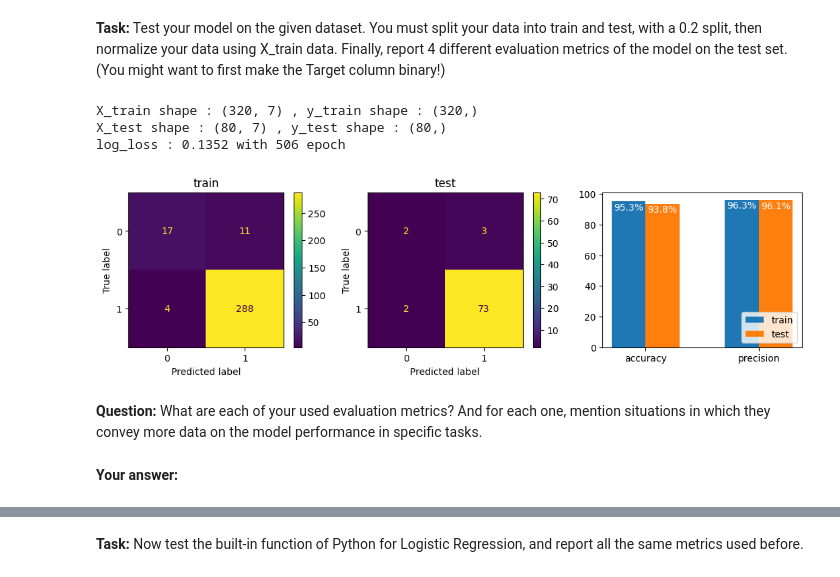
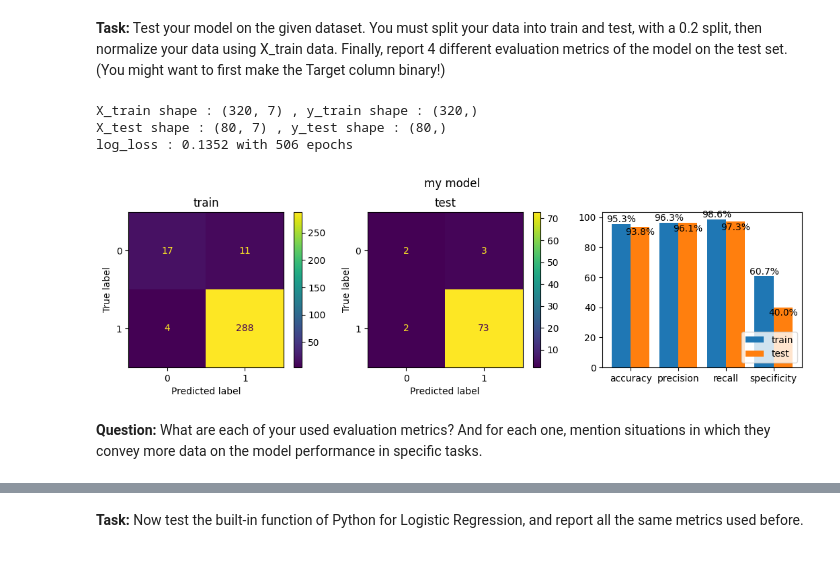
Before and after one commit to AliKouchekzade/IML_CHW2, a Jupyter notebook: Q2.ipynb, the cells around one changed output, grey strips where cells are left out. Drawn from its saved outputs; the diff is of its cells as text; code cells hidden in the pictures.

```diff
--- a/Q2.ipynb
+++ b/Q2.ipynb
@@ -30,11 +30,10 @@ class MyLogisticRegression:
     # You also need to make your code runnable on gpu!
 
     def __init__(self) :
-        self.__coef = np.array([])
-        self.__intercept = 0
+        pass
 
     def fit(self,X,y,max_epoch,learning_rate) :
-        self.__n = X.shape[1]
+        self.__n , self.__intercept = X.shape[1] , 0
         self.__coef = np.zeros((self.__n,1),dtype=np.float64)
         y_pred , prev_log_loss = self.predict(X) , np.Inf
         for _ in range(max_epoch):
@@ -44,7 +43,7 @@ class MyLogisticRegression:
             if np.abs(prev_log_loss - log_loss) < 1e-6 : break
             prev_log_loss = log_loss
         if _ == max_epoch - 1 : print(f'max epoch reached')
-        print (f'log_loss : {log_loss:.4f} with {_} epoch \n')
+        print (f'log_loss : {log_loss:.4f} with {_} epochs \n')
 
     def predict(self,X):
         if X.shape[1] != self.__n : print('wrong input feature dimensiona'); return 0
@@ -57,49 +56,59 @@ class MyLogisticRegression:
     def gradinet_descent(self,X,y,y_pred):
         return np.array([np.dot(y_pred - y,x_i) / X.shape[0] for x_i in X.T]).reshape(-1,1) , np.mean(y_pred - y)
 
-
-def metrics(reg,X_train, X_test, y_train, y_test) :
-    y_pred_train , y_pred_test= np.array(reg.predict(X_train) > 0.5,dtype=np.int32) , np.array(reg.predict(X_test) > 0.5,dtype=np.int32)
-    cf_matrix_train , cf_matrix_test= confusion_matrix(y_train,y_pred_train) ,  confusion_matrix(y_test,y_pred_test)
-    accuracy_train , accuracy_test = np.trace(cf_matrix_train) / y_train.shape[0] * 100 , np.trace(cf_matrix_test) / y_test.shape[0] * 100
+def metricts(cf_matrix_train , cf_matrix_test) :
+    accuracy_train = np.trace(cf_matrix_train) / np.sum(cf_matrix_train) * 100
+    accuracy_test = np.trace(cf_matrix_test) / np.sum(cf_matrix_test) * 100
     precision_train = cf_matrix_train[1,1] / (cf_matrix_train[1,1] + cf_matrix_train[0,1]) * 100
     precision_test = cf_matrix_test[1,1] / (cf_matrix_test[1,1] + cf_matrix_test[0,1]) * 100
+    recall_train = cf_matrix_train[1,1] / (cf_matrix_train[1,1] + cf_matrix_train[1,0]) * 100
+    recall_test = cf_matrix_test[1,1] / (cf_matrix_test[1,1] + cf_matrix_test[1,0]) * 100
+    specificity_train = cf_matrix_train[0,0] / (cf_matrix_train[0,0] + cf_matrix_train[0,1]) * 100
+    specificity_test = cf_matrix_test[0,0] / (cf_matrix_test[0,0] + cf_matrix_test[0,1]) * 100
+    return accuracy_train, accuracy_test, precision_train, precision_test, recall_train, recall_test, specificity_train, specificity_test
+
+def plot_metrics(reg,X_train, X_test, y_train, y_test,title) :
+    y_pred_train , y_pred_test= np.array(reg.predict(X_train) >= 0.5,dtype=np.int32) , np.array(reg.predict(X_test) > 0.5,dtype=np.int32)
+    cf_matrix_train , cf_matrix_test= confusion_matrix(y_train,y_pred_train) ,  confusion_matrix(y_test,y_pred_test)
+    acc_train,acc_test,prec_train,prec_test,recall_train,recall_test,spec_train,spec_test = metricts(cf_matrix_train , cf_matrix_test)
     fig , axes = plt.subplots(1,3,figsize = (13,3))
+    plt.suptitle(title,y=1.05)
     axes[0].set_title("train") , axes[1].set_title("test")
     ConfusionMatrixDisplay(cf_matrix_train).plot(ax=axes[0])
     ConfusionMatrixDisplay(cf_matrix_test).plot(ax=axes[1])
-    bar1 = plt.bar([-0.15 , 0.85],[accuracy_train,precision_train],label="train",width=0.3)
-    bar2 = plt.bar([0.15 , 1.15],[accuracy_test,precision_test],label="test",width=0.3)
-    plt.xticks([0,1],['accuracy','precision'])
+    bar1 = plt.bar(np.arange(4) - 0.2,[acc_train,prec_train,recall_train,spec_train],label="train",width=0.4)
+    bar2 = plt.bar(np.arange(4) + 0.2,[acc_test,prec_test,recall_test,spec_test],label="test",width=0.4)
+    plt.xticks(np.arange(4),['accuracy','precision','recall','specificity'])
     plt.yticks(np.arange(0,101,20))
     plt.legend(loc = 'lower right')
-    for bar in [bar1, bar2]:
+    for indx,bar in enumerate([bar1, bar2]):
         for rect in bar:
             height = rect.get_height()
-            plt.text(rect.get_x() + rect.get_width()/2, height - 7,f'{height:.1f}%',ha='center', va='bottom' , color = 'white')
+            if indx :
+                plt.text(rect.get_x() + rect.get_width()/2, height - 7,f'{height:.1f}%',ha='center', va='bottom')
+            else :
+                plt.text(rect.get_x() + rect.get_width()/2, height,f'{height:.1f}%',ha='center', va='bottom')
     plt.show()
 # %% [markdown]
 **Task:** Test your model on the given dataset. You must split your data into train and test, with a 0.2 split, then normalize your data using X_train data. Finally, report 4 different evaluation metrics of the model on the test set. (You might want to first make the Target column binary!)
 # %%
 # Your code goes here!
 data = pd.read_csv('./Q2/Logistic_question.csv').to_numpy()
 input , output = data[:,:7] , data[:,7]
 y = np.array(output >= 0.5,dtype=np.int32)
 scale  = MinMaxScaler()
 X = scale.fit_transform(input)
 X_train, X_test, y_train, y_test = train_test_split(X, y, test_size = 0.2,random_state = 40)
 print(f'X_train shape : {X_train.shape} , y_train shape : {y_train.shape}')
 print(f'X_test shape : {X_test.shape} , y_test shape : {y_test.shape}')
 
 reg = MyLogisticRegression()
 reg.fit(X_train,y_train,1000,20)
-metrics(reg,X_train, X_test, y_train, y_test)
+plot_metrics(reg,X_train, X_test, y_train, y_test,'my model')
 # %% [output]
 X_train shape : (320, 7) , y_train shape : (320,)
 X_test shape : (80, 7) , y_test shape : (80,)
-log_loss : 0.1352 with 506 epoch
+log_loss : 0.1352 with 506 epochs
-[figure, old version]
+[figure, new version]
 # %% [markdown]
 **Question:** What are each of your used evaluation metrics? And for each one, mention situations in which they convey more data on the model performance in specific tasks.
-# %% [markdown]
-**Your answer:**
```
Also changed, not shown: parts of 7 cells of this notebook, 4 other files.
